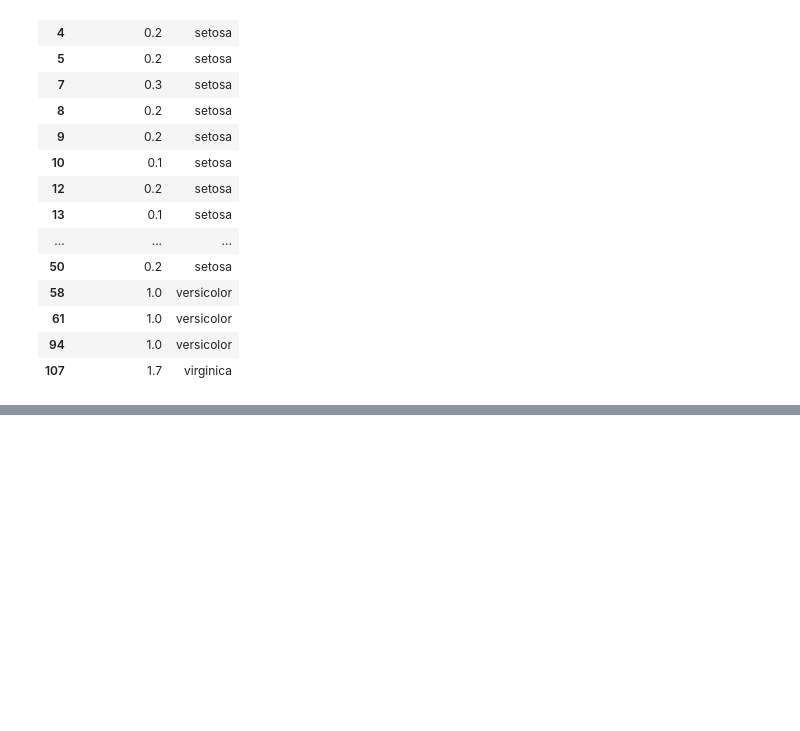
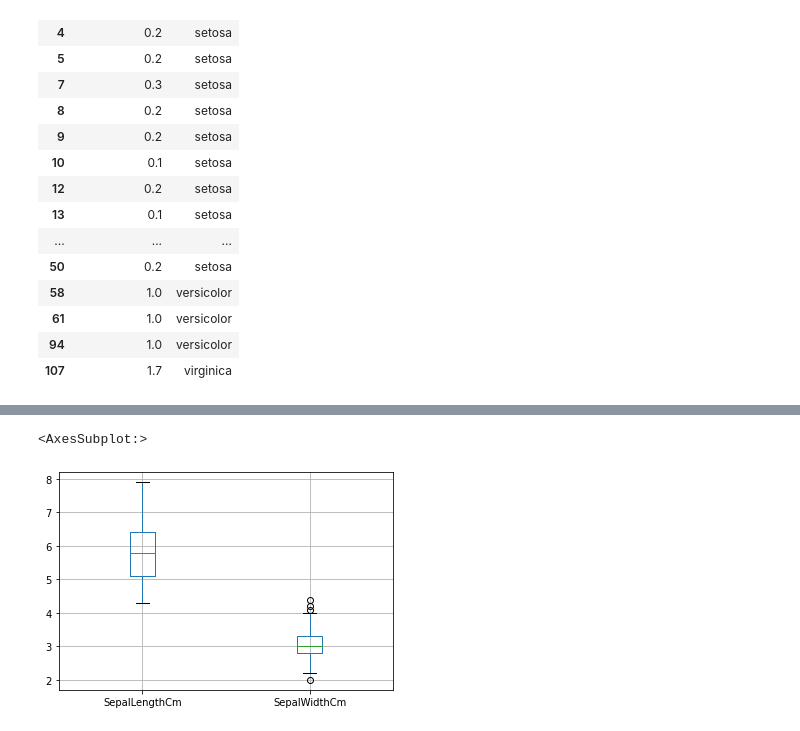
Before and after one commit to Swagata04/MLDS, a Jupyter notebook: HRV/DataScience/Dtavisualisation/datawrangling.ipynb, the cells around one changed output, grey strips where cells are left out. Cells and saved outputs as stored; diff of their text form; code cells hidden in the pictures; blank space fills up the shorter version.

```diff
--- a/HRV/DataScience/Dtavisualisation/datawrangling.ipynb
+++ b/HRV/DataScience/Dtavisualisation/datawrangling.ipynb
@@ -357,0 +365,5 @@ df2.groupby(by='Species').aggregate(np.median)
+# %%
+df2.boxplot(column=['SepalLengthCm','SepalWidthCm'])
+# %% [output]
+<AxesSubplot:>
+[figure, added]
```
Also changed, not shown: parts of 14 cells of this notebook, 3 other files.
